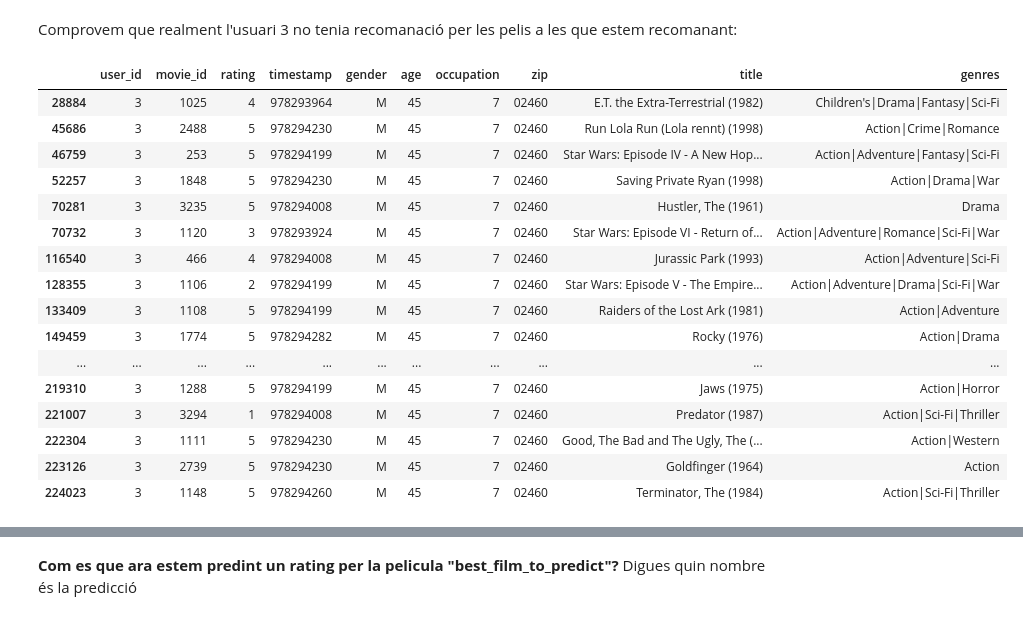
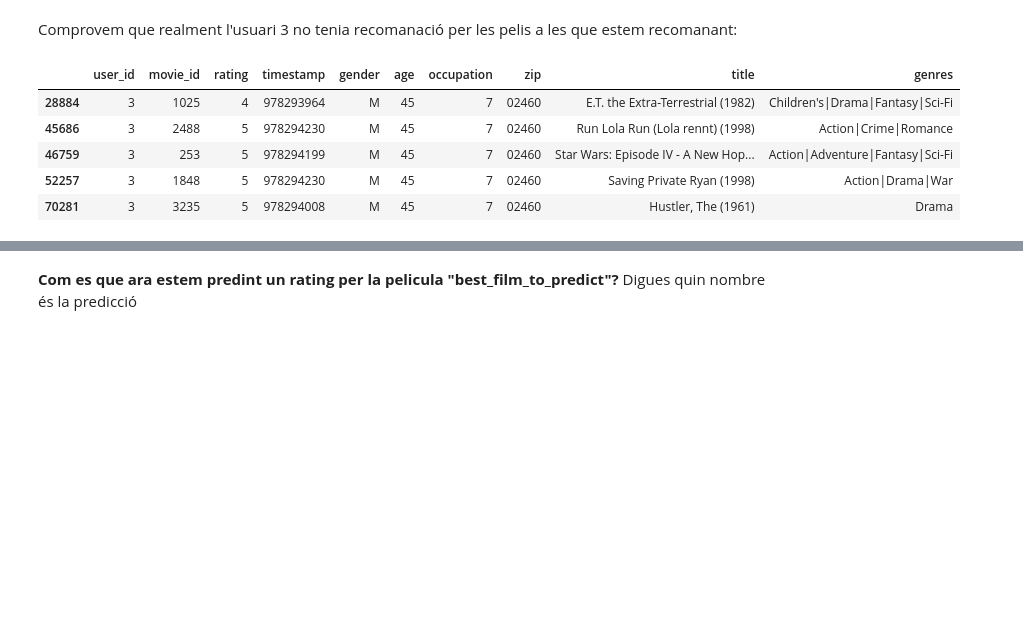
Before and after one commit to mates-info/tnui, a Jupyter notebook: p2/assigment_code.ipynb, the cells around one changed output, grey strips where cells are left out. Drawn from its saved outputs; the diff is of its cells as text; code cells hidden in the pictures; blank space fills up the shorter version.

```diff
--- a/p2/assigment_code.ipynb
+++ b/p2/assigment_code.ipynb
@@ -963,25 +966,14 @@ user_prediction
 Comprovem que realment l'usuari 3 no tenia recomanació per les pelis a les que estem recomanant:
 # %%
 data_user3 = data[data['user_id']==3]
-data_user3
+data_user3.head()
 # %% [output]
 |  | user_id | movie_id | rating | timestamp | gender | age | occupation | zip | title | genres |
 | 28884 | 3 | 1025 | 4 | 978293964 | M | 45 | 7 | 02460 | E.T. the Extra-Terrestrial (1982) | Children's|Drama|Fantasy|Sci-Fi |
 | 45686 | 3 | 2488 | 5 | 978294230 | M | 45 | 7 | 02460 | Run Lola Run (Lola rennt) (1998) | Action|Crime|Romance |
 | 46759 | 3 | 253 | 5 | 978294199 | M | 45 | 7 | 02460 | Star Wars: Episode IV - A New Hop... | Action|Adventure|Fantasy|Sci-Fi |
 | 52257 | 3 | 1848 | 5 | 978294230 | M | 45 | 7 | 02460 | Saving Private Ryan (1998) | Action|Drama|War |
 | 70281 | 3 | 3235 | 5 | 978294008 | M | 45 | 7 | 02460 | Hustler, The (1961) | Drama |
-| 70732 | 3 | 1120 | 3 | 978293924 | M | 45 | 7 | 02460 | Star Wars: Episode VI - Return of... | Action|Adventure|Romance|Sci-Fi|War |
-| 116540 | 3 | 466 | 4 | 978294008 | M | 45 | 7 | 02460 | Jurassic Park (1993) | Action|Adventure|Sci-Fi |
-| 128355 | 3 | 1106 | 2 | 978294199 | M | 45 | 7 | 02460 | Star Wars: Episode V - The Empire... | Action|Adventure|Drama|Sci-Fi|War |
-| 133409 | 3 | 1108 | 5 | 978294199 | M | 45 | 7 | 02460 | Raiders of the Lost Ark (1981) | Action|Adventure |
-| 149459 | 3 | 1774 | 5 | 978294282 | M | 45 | 7 | 02460 | Rocky (1976) | Action|Drama |
-| ... | ... | ... | ... | ... | ... | ... | ... | ... | ... | ... |
-| 219310 | 3 | 1288 | 5 | 978294199 | M | 45 | 7 | 02460 | Jaws (1975) | Action|Horror |
-| 221007 | 3 | 3294 | 1 | 978294008 | M | 45 | 7 | 02460 | Predator (1987) | Action|Sci-Fi|Thriller |
-| 222304 | 3 | 1111 | 5 | 978294230 | M | 45 | 7 | 02460 | Good, The Bad and The Ugly, The (... | Action|Western |
-| 223126 | 3 | 2739 | 5 | 978294230 | M | 45 | 7 | 02460 | Goldfinger (1964) | Action |
-| 224023 | 3 | 1148 | 5 | 978294260 | M | 45 | 7 | 02460 | Terminator, The (1984) | Action|Sci-Fi|Thriller |
 # %%
 desired_movie_id_to_check = 0
 best_film_to_predict = user_prediction['movie_id'].iloc[desired_movie_id_to_check]
```
Also changed, not shown: parts of 15 cells of this notebook.
